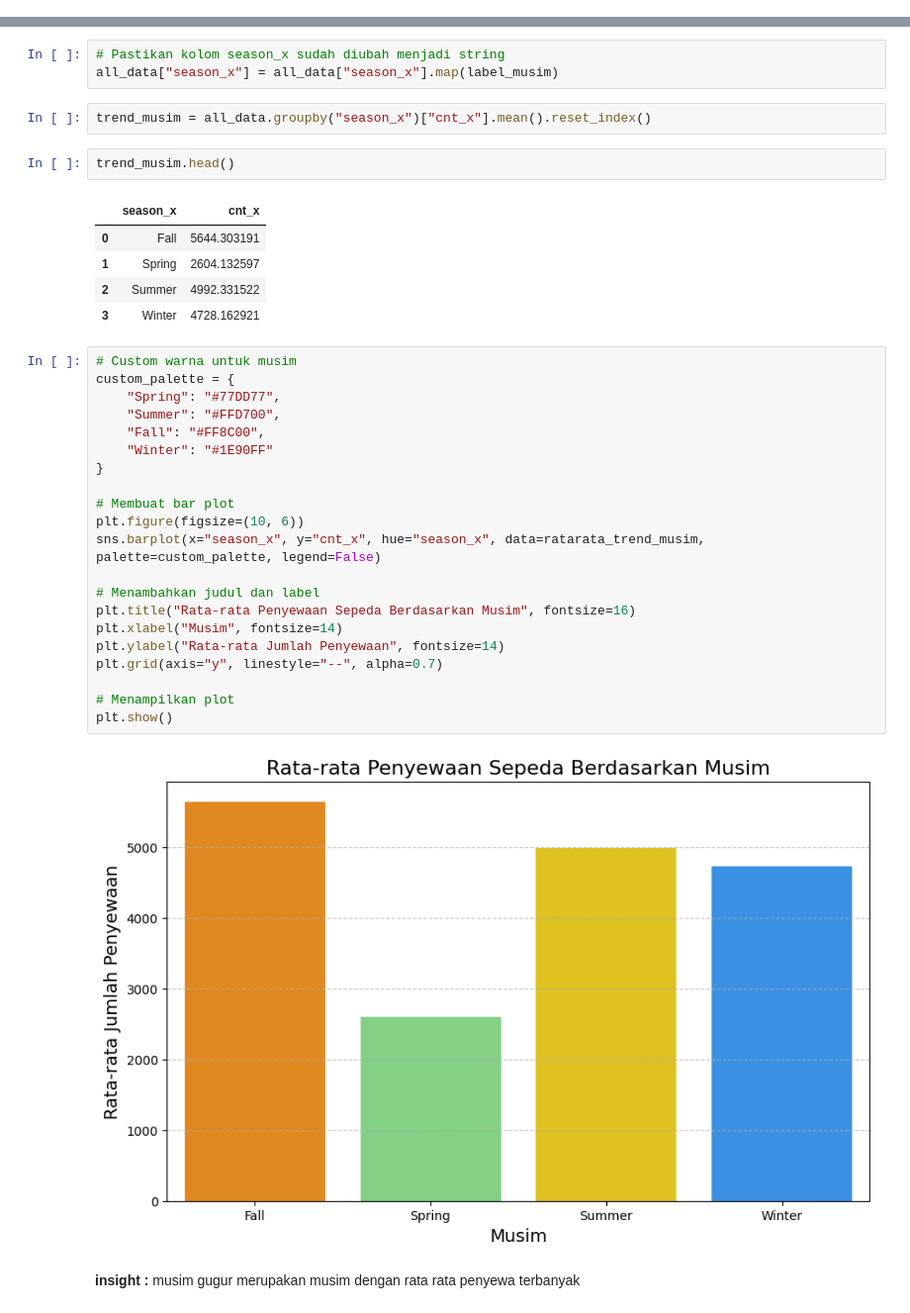
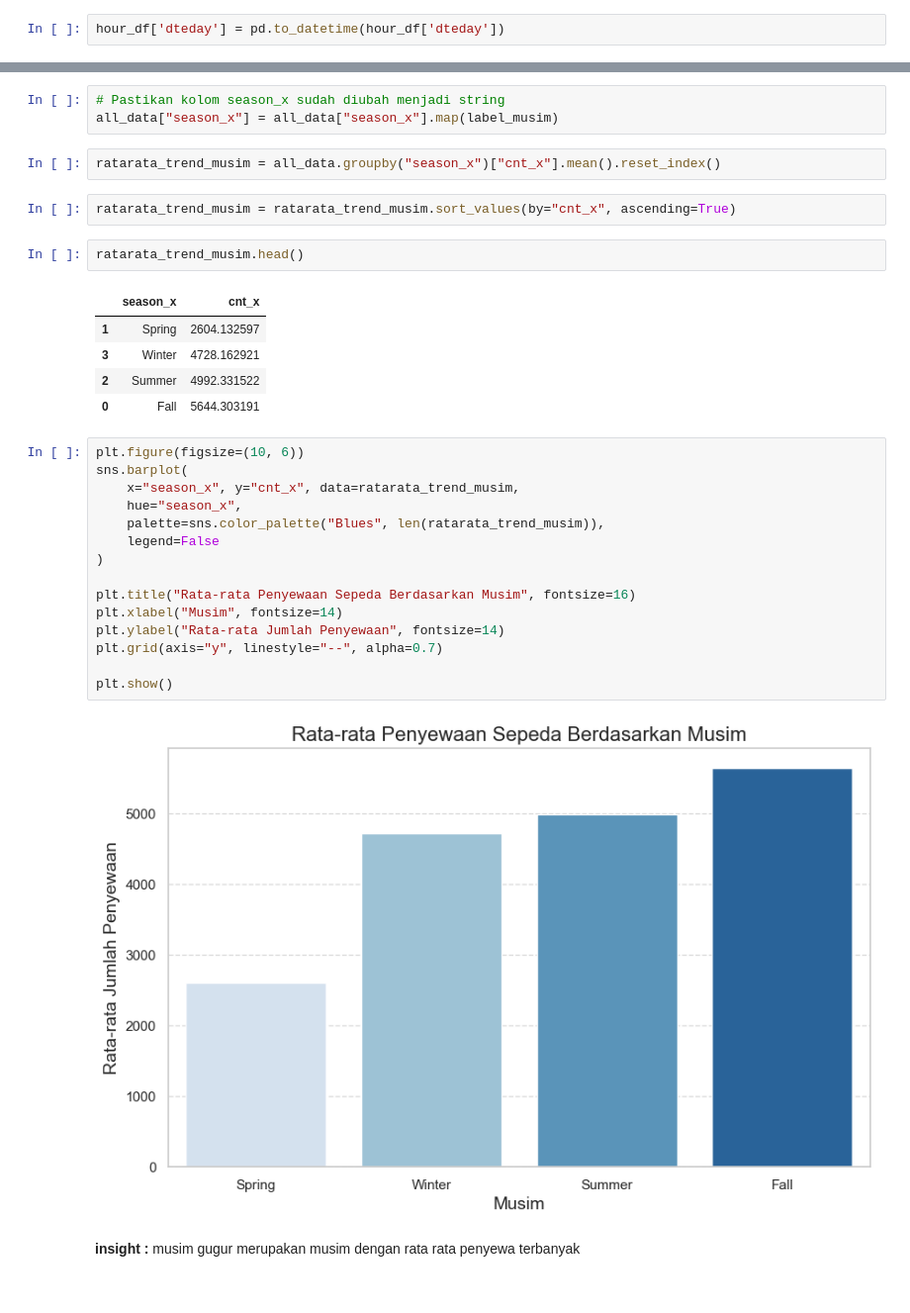
Before and after one commit to desssti06/desti-bike-sharing-analysis, a Jupyter notebook: notebook.ipynb, the cells around one changed output, grey strips where cells are left out. Shown at 99% size. Saved outputs shown, nothing was run; the diff lists cells and outputs as text.

```diff
--- a/notebook.ipynb
+++ b/notebook.ipynb
@@ -226,0 +200,2 @@ Jumlah duplikasi:  0
+# %%
+hour_df['dteday'] = pd.to_datetime(hour_df['dteday'])
@@ -525,38 +500,34 @@ label_musim = {1: "Spring", 2: "Summer", 3: "Fall", 4: "Winter"}
 # Pastikan kolom season_x sudah diubah menjadi string
 all_data["season_x"] = all_data["season_x"].map(label_musim)
 # %%
-trend_musim = all_data.groupby("season_x")["cnt_x"].mean().reset_index()
+ratarata_trend_musim = all_data.groupby("season_x")["cnt_x"].mean().reset_index()
+# %%
+ratarata_trend_musim = ratarata_trend_musim.sort_values(by="cnt_x", ascending=True)
 # %%
-trend_musim.head()
+ratarata_trend_musim.head()
 # %% [output]
 |  | season_x | cnt_x |
+| 1 | Spring | 2604.132597 |
+| 3 | Winter | 4728.162921 |
+| 2 | Summer | 4992.331522 |
 | 0 | Fall | 5644.303191 |
-| 1 | Spring | 2604.132597 |
-| 2 | Summer | 4992.331522 |
-| 3 | Winter | 4728.162921 |
 # %%
-# Custom warna untuk musim
-custom_palette = {
-    "Spring": "#77DD77",
-    "Summer": "#FFD700",
-    "Fall": "#FF8C00",
-    "Winter": "#1E90FF"
-}
+plt.figure(figsize=(10, 6))
+sns.barplot(
+    x="season_x", y="cnt_x", data=ratarata_trend_musim,
+    hue="season_x",
+    palette=sns.color_palette("Blues", len(ratarata_trend_musim)),
+    legend=False
+)
 
-# Membuat bar plot
-plt.figure(figsize=(10, 6))
-sns.barplot(x="season_x", y="cnt_x", hue="season_x", data=ratarata_trend_musim, palette=custom_palette, legend=False)
-
-# Menambahkan judul dan label
 plt.title("Rata-rata Penyewaan Sepeda Berdasarkan Musim", fontsize=16)
 plt.xlabel("Musim", fontsize=14)
 plt.ylabel("Rata-rata Jumlah Penyewaan", fontsize=14)
 plt.grid(axis="y", linestyle="--", alpha=0.7)
 
-# Menampilkan plot
 plt.show()
 # %% [output]
-[figure, old version]
+[figure, new version]
 # %% [markdown]
 **insight :**
 musim gugur merupakan musim dengan rata rata penyewa terbanyak
```
Also changed, not shown: parts of 36 cells of this notebook, 3 other files.
